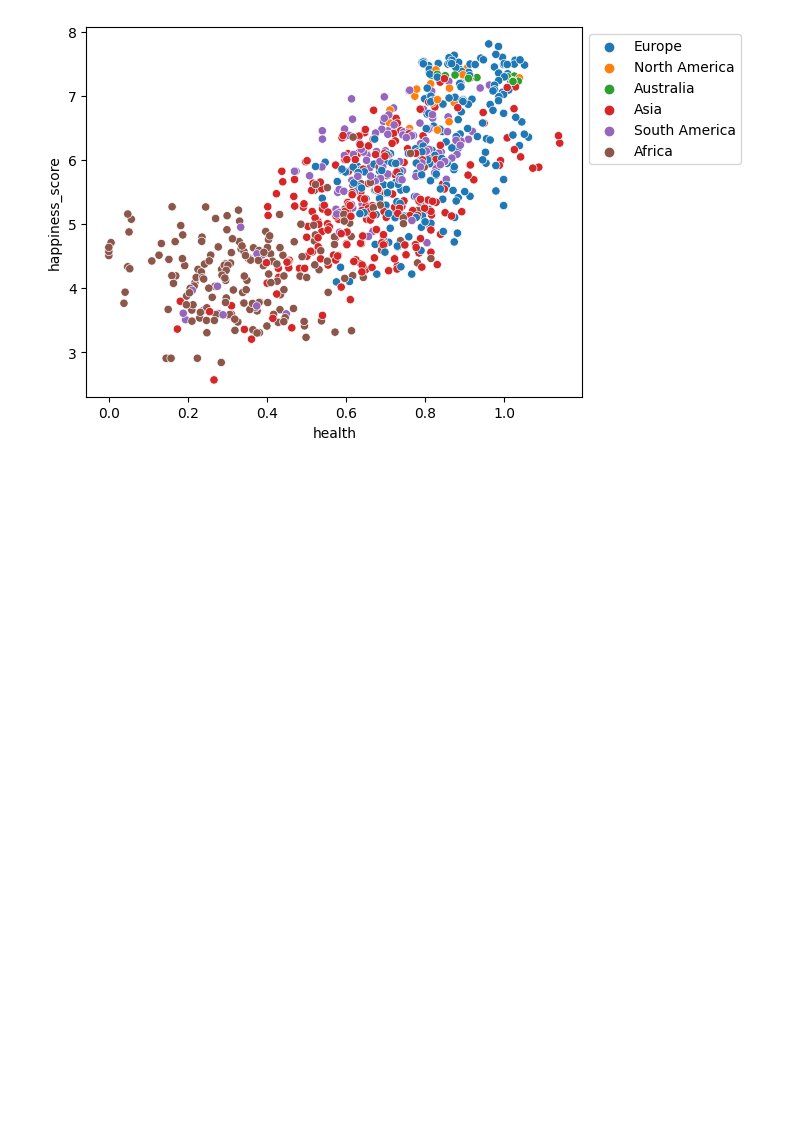
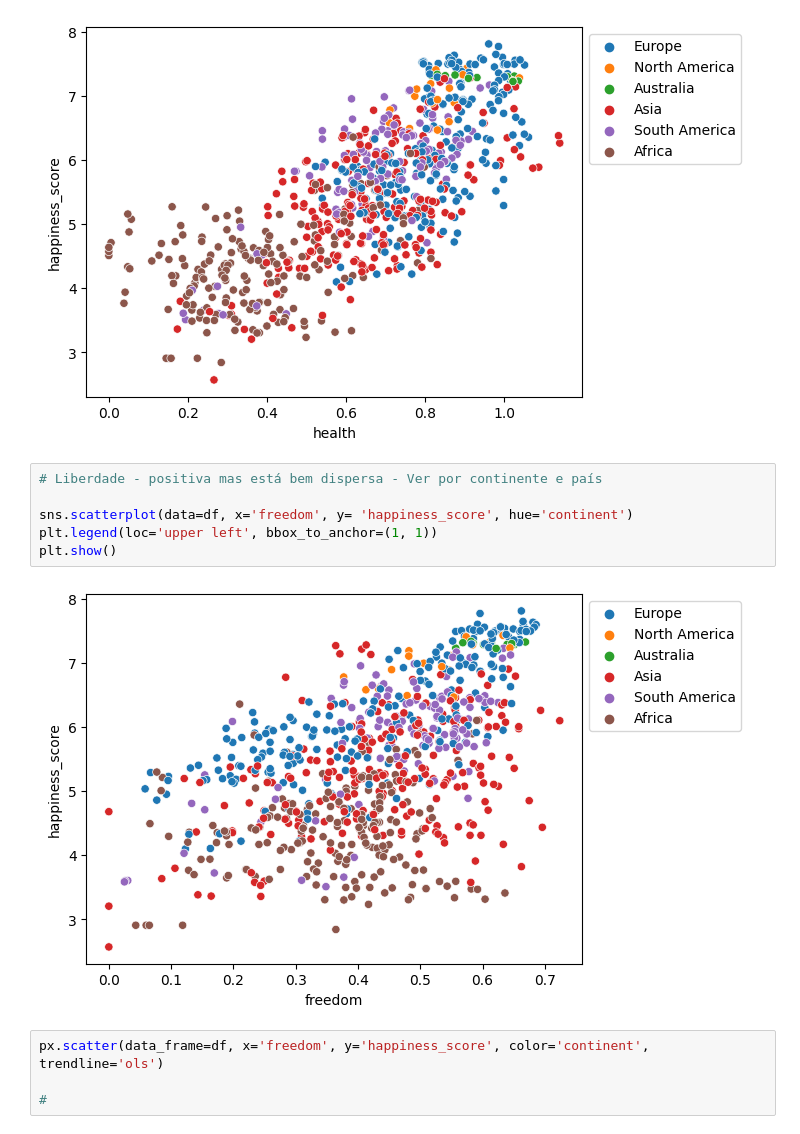
Before and after one commit to carolinagcosta/desafio_felicidade_corrupcao, a Jupyter notebook: Analise_dados.ipynb, the cells around one changed output. Drawn from its saved outputs; the diff is of its cells as text; blank space fills up the shorter version.

```diff
--- a/Analise_dados.ipynb
+++ b/Analise_dados.ipynb
@@ -150,3 +153,15 @@ plt.show()
 #Esses dados fazem crer que é necessário ter um índice mínimo de saúde para que ocorra impacto na felicidade
 # %% [output]
 [figure]
+# %%
+# Liberdade - positiva mas está bem dispersa - Ver por continente e país
+
+sns.scatterplot(data=df, x='freedom', y= 'happiness_score', hue='continent')
+plt.legend(loc='upper left', bbox_to_anchor=(1, 1))
+plt.show()
+# %% [output]
+[figure, added]
+# %%
+px.scatter(data_frame=df, x='freedom', y='happiness_score', color='continent', trendline='ols')
+
+#
```
Also changed, not shown: parts of 5 cells of this notebook.
